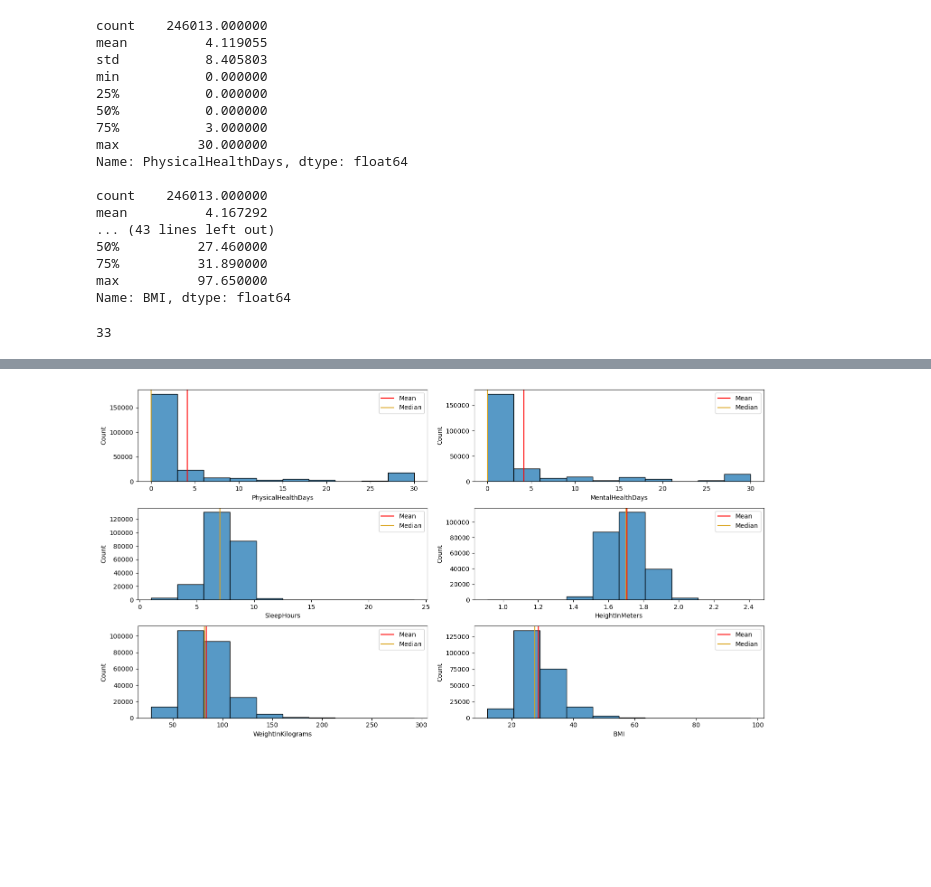
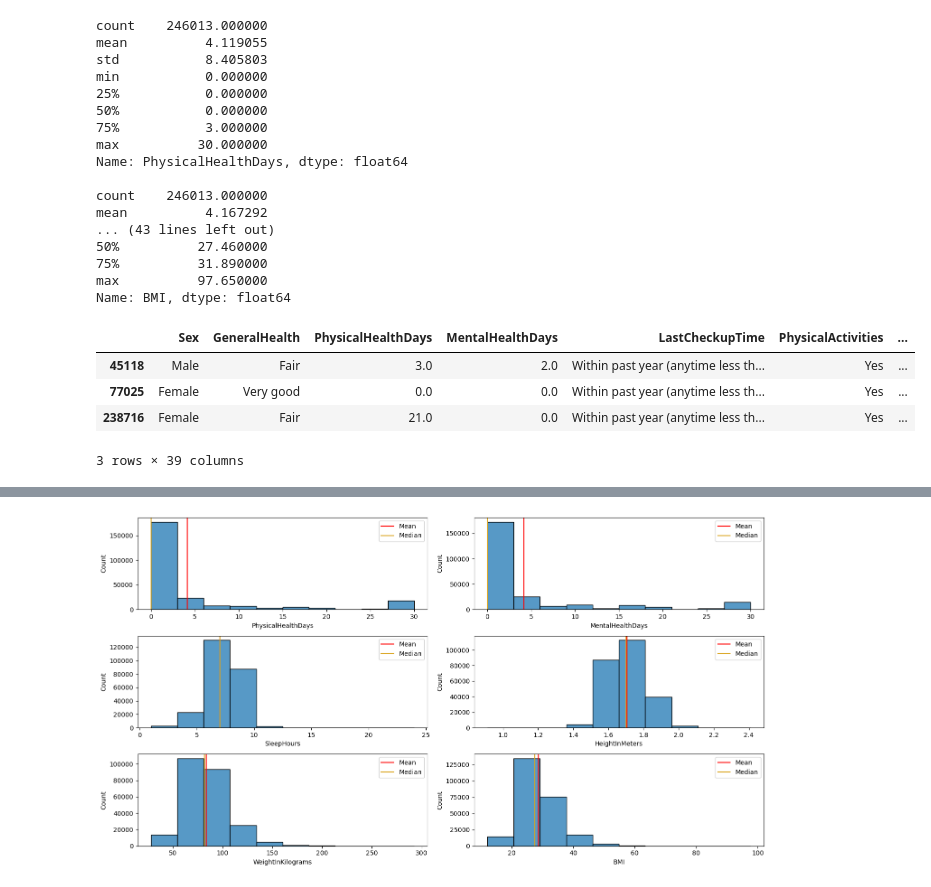
Before and after one commit to Tasnimacj/Capstone_Heart_Prediction, a Jupyter notebook: notebooks/02-eda.ipynb, the cells around one changed output, grey strips where cells are left out. Saved outputs shown, nothing was run; the diff lists cells and outputs as text; code cells hidden in the pictures; blank space fills up the shorter version.

```diff
--- a/notebooks/02-eda.ipynb
+++ b/notebooks/02-eda.ipynb
@@ -73,7 +72,11 @@ mean          4.167292
 75%          31.890000
 max          97.650000
 Name: BMI, dtype: float64
-# %%
-len(categorical)
-# %% [output]
-33
+# %%
+heart22.loc[(heart22['BMI'] == 97.65)]
+# %% [output]
+|  | Sex | GeneralHealth | PhysicalHealthDays | MentalHealthDays | LastCheckupTime | PhysicalActivities | ... |
+| 45118 | Male | Fair | 3.0 | 2.0 | Within past year (anytime less th... | Yes | ... |
+| 77025 | Female | Very good | 0.0 | 0.0 | Within past year (anytime less th... | Yes | ... |
+| 238716 | Female | Fair | 21.0 | 0.0 | Within past year (anytime less th... | Yes | ... |
+3 rows × 39 columns
```
Also changed, not shown: parts of 19 cells of this notebook.
